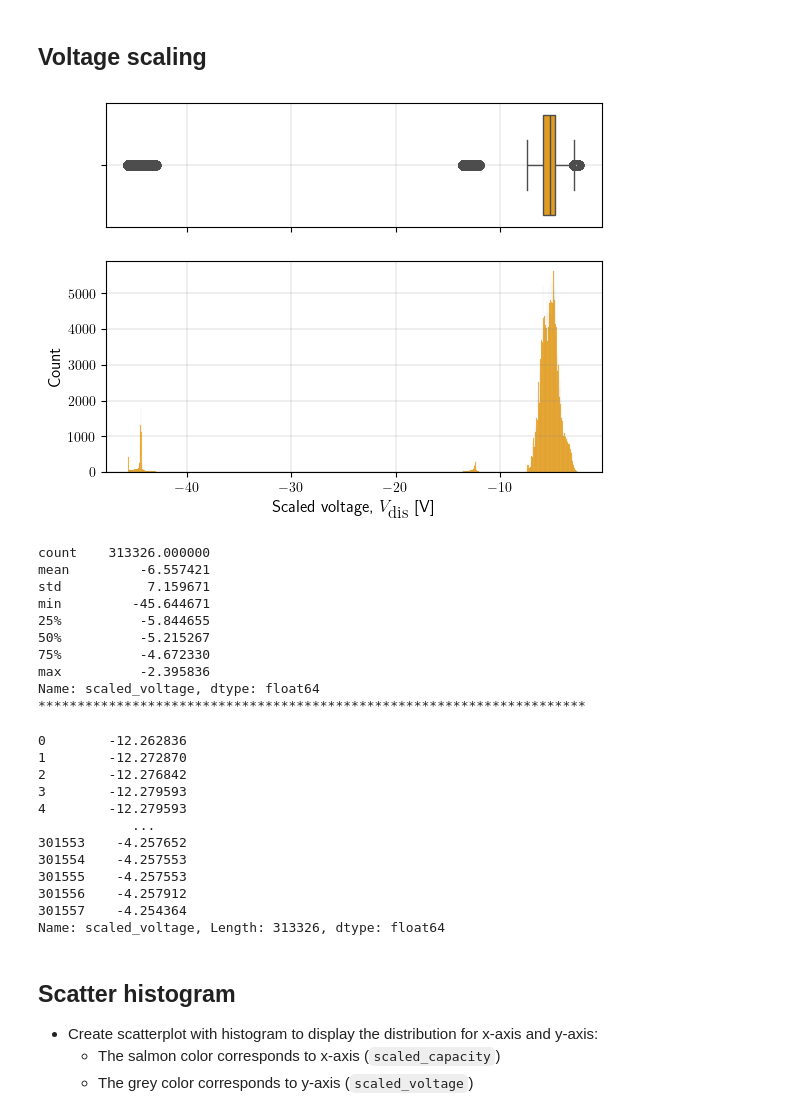
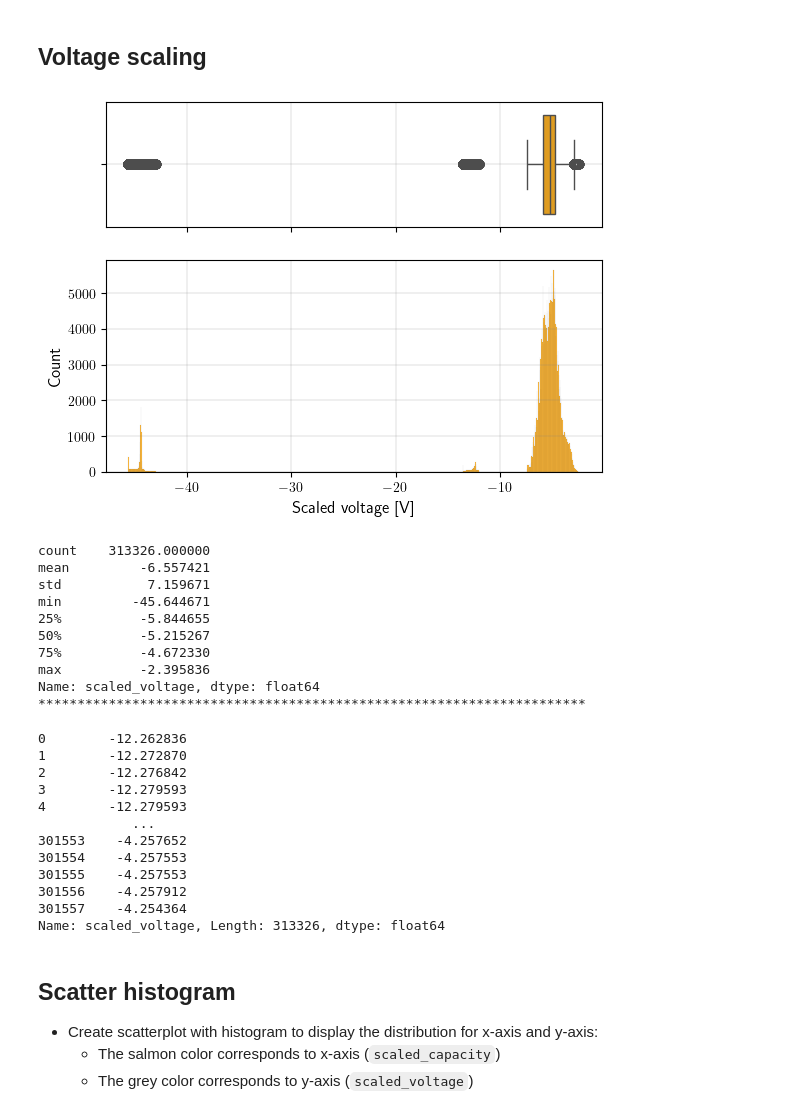
Before and after one commit to meichinpang/osbad, a Jupyter notebook: machine_learning/baseline_models/severson_data_source/ml_02_knn_baseline_severson.ipynb, the cells around one changed output. Saved outputs shown, nothing was run; the diff lists cells and outputs as text; code cells hidden in the pictures.

```diff
--- a/machine_learning/baseline_models/severson_data_source/ml_02_knn_baseline_severson.ipynb
+++ b/machine_learning/baseline_models/severson_data_source/ml_02_knn_baseline_severson.ipynb
@@ -15,9 +15,6 @@ import matplotlib as mpl
 import matplotlib.pyplot as plt
 import numpy as np
 import optuna
-from matplotlib import rcParams
-
-rcParams["text.usetex"] = True
 
 # Custom osbad library for anomaly detection
 import osbad.config as bconf
@@ -258,35 +256,35 @@ df_voltage_med_scaled = scaler.median_IQR_scaling(
 ax_hist = bviz.hist_boxplot(
     df_variable=df_voltage_med_scaled["scaled_voltage"])
 
 ax_hist.set_xlabel(
-    r"Scaled voltage, $V_\textrm{dis}$ [V]",
+    r"Scaled voltage [V]",
     fontsize=12)
 ax_hist.set_ylabel(
     r"Count",
     fontsize=12)
 
 output_fig_filename = (
     "voltage_scaling_"
     + selected_cell_label
     + ".png")
 
 fig_output_path = (
     selected_cell_artifacts_dir
     .joinpath(output_fig_filename))
 
 plt.savefig(
     fig_output_path,
     dpi=600,
     bbox_inches="tight")
 
 plt.show()
 
 # Print the summary statistics of the scaled capacity data
 print(df_voltage_med_scaled["scaled_voltage"].describe())
 print("*"*70)
 df_voltage_med_scaled["scaled_voltage"]
 # %% [output]
-[figure, old version]
+[figure, new version]
 count    313326.000000
 mean         -6.557421
 std           7.159671
```
Also changed, not shown: parts of 12 cells of this notebook, 1 other file.
